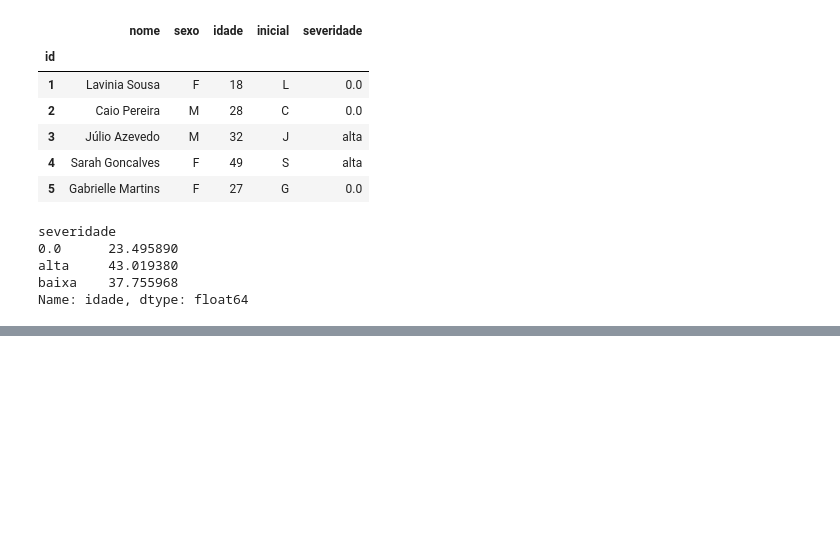
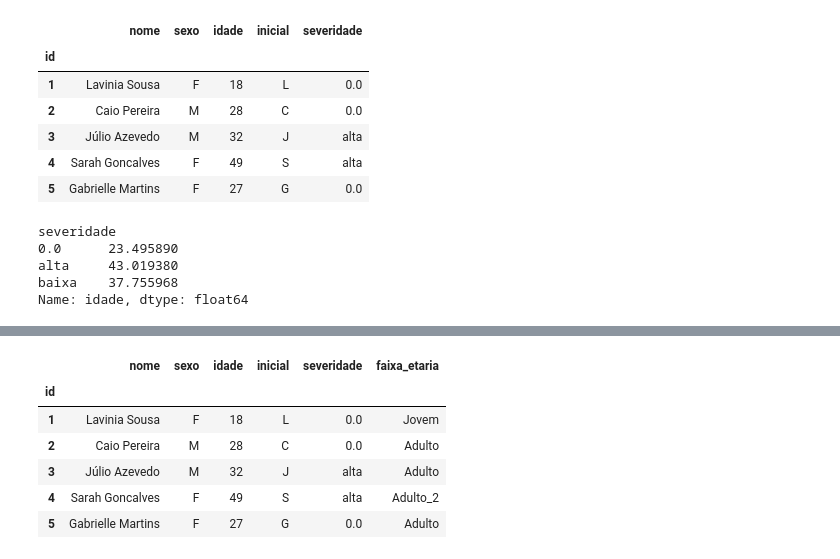
Before and after one commit to Bruno0Fabricio0/Estudo-Python, a Jupyter notebook: estudo_analise_Pandas.ipynb, the cells around one changed output, grey strips where cells are left out. Cells and saved outputs as stored; diff of their text form; code cells hidden in the pictures; blank space fills up the shorter version.

```diff
--- a/estudo_analise_Pandas.ipynb
+++ b/estudo_analise_Pandas.ipynb
@@ -179,0 +201,12 @@ Name: idade, dtype: float64
+# %%
+df.loc[df.idade>24,'faixa_etaria'] = 'Adulto'
+df.loc[df.idade>45,'faixa_etaria'] = 'Adulto_2'
+df.head()
+# %% [output]
+|  | nome | sexo | idade | inicial | severidade | faixa_etaria |
+| id |  |  |  |  |  |  |
+| 1 | Lavinia Sousa | F | 18 | L | 0.0 | Jovem |
+| 2 | Caio Pereira | M | 28 | C | 0.0 | Adulto |
+| 3 | Júlio Azevedo | M | 32 | J | alta | Adulto |
+| 4 | Sarah Goncalves | F | 49 | S | alta | Adulto_2 |
+| 5 | Gabrielle Martins | F | 27 | G | 0.0 | Adulto |
```
Also changed, not shown: parts of 2 cells of this notebook.
